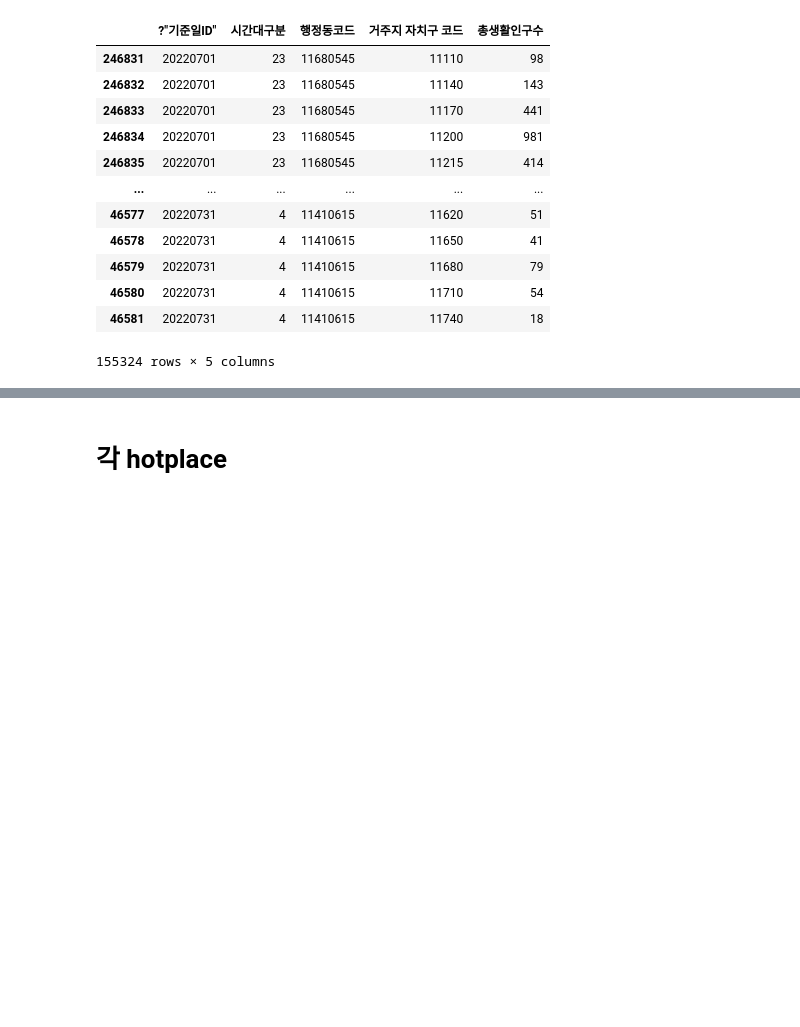
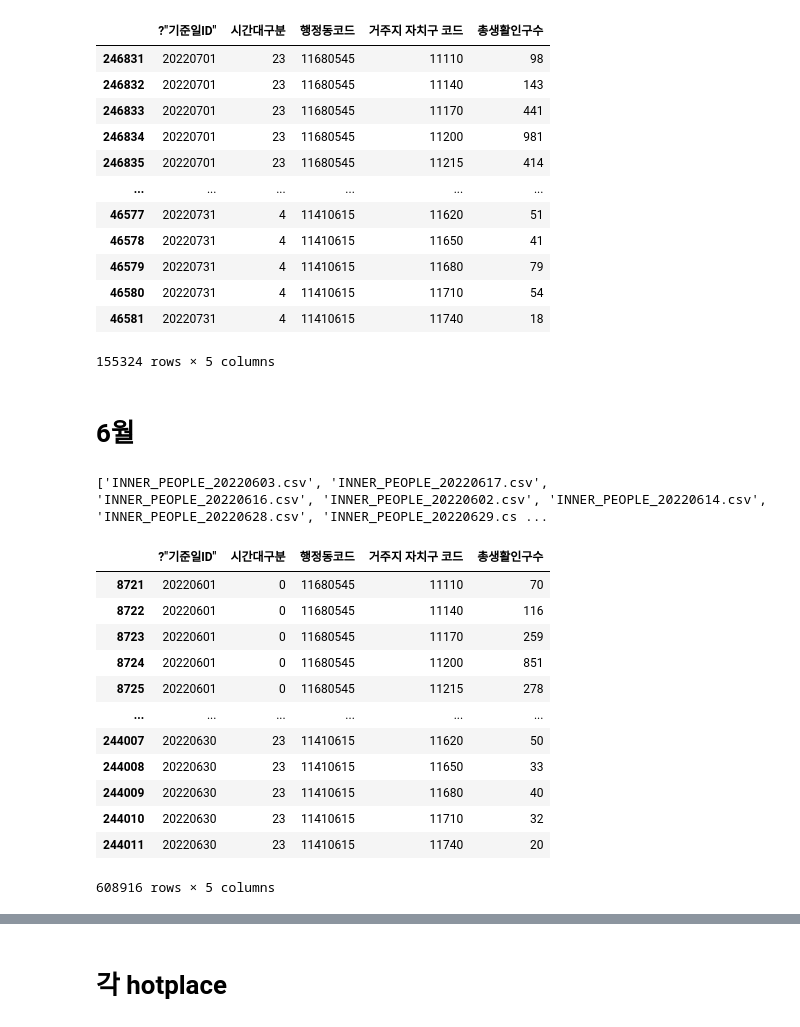
Before and after one commit to MinkyuRamen/WatermelonTheBest, a Jupyter notebook: predict_bus/predict_bus_code.ipynb, the cells around one changed output, grey strips where cells are left out. Cells and saved outputs as stored; diff of their text form; code cells hidden in the pictures; blank space fills up the shorter version.

```diff
--- a/predict_bus/predict_bus_code.ipynb
+++ b/predict_bus/predict_bus_code.ipynb
@@ -131,3 +148,37 @@ move_people_07_night
 | 46580 | 20220731 | 4 | 11410615 | 11710 | 54 |
 | 46581 | 20220731 | 4 | 11410615 | 11740 | 18 |
 155324 rows × 5 columns
+# %% [markdown]
+# 6월
+# %%
+file_list = os.listdir('/Users/minkyuramen/Desktop/INNER_PEOPLE_202206/')
+print(file_list)
+name_list = []
+
+for file in sorted(file_list):
+    file_name = file.split('.')[0]
+    move_data = pd.read_csv(f'/Users/minkyuramen/Desktop/INNER_PEOPLE_202206/{file}', encoding='euc-kr')
+    move_data5 = move_data.iloc[:,:5]
+    for idx, i in enumerate(hotplace):
+        globals()[f'{file_name}_{idx}'] = move_data5[move_data5['행정동코드']==i]
+    globals()[file_name] = pd.concat([globals()[f'{file_name}_{idx}'] for idx in range(len(hotplace))])
+    name_list.append(globals()[file_name])
+# %% [output]
+['INNER_PEOPLE_20220603.csv', 'INNER_PEOPLE_20220617.csv', 'INNER_PEOPLE_20220616.csv', 'INNER_PEOPLE_20220602.csv', 'INNER_PEOPLE_20220614.csv', 'INNER_PEOPLE_20220628.csv', 'INNER_PEOPLE_20220629.cs ...
+# %%
+move_people_06 = pd.concat(name_list)
+move_people_06
+# %% [output]
+|  | ?"기준일ID" | 시간대구분 | 행정동코드 | 거주지 자치구 코드 | 총생활인구수 |
+| 8721 | 20220601 | 0 | 11680545 | 11110 | 70 |
+| 8722 | 20220601 | 0 | 11680545 | 11140 | 116 |
+| 8723 | 20220601 | 0 | 11680545 | 11170 | 259 |
+| 8724 | 20220601 | 0 | 11680545 | 11200 | 851 |
+| 8725 | 20220601 | 0 | 11680545 | 11215 | 278 |
+| ... | ... | ... | ... | ... | ... |
+| 244007 | 20220630 | 23 | 11410615 | 11620 | 50 |
+| 244008 | 20220630 | 23 | 11410615 | 11650 | 33 |
+| 244009 | 20220630 | 23 | 11410615 | 11680 | 40 |
+| 244010 | 20220630 | 23 | 11410615 | 11710 | 32 |
+| 244011 | 20220630 | 23 | 11410615 | 11740 | 20 |
+608916 rows × 5 columns
```
Also changed, not shown: parts of 11 cells of this notebook, 2 other files.
